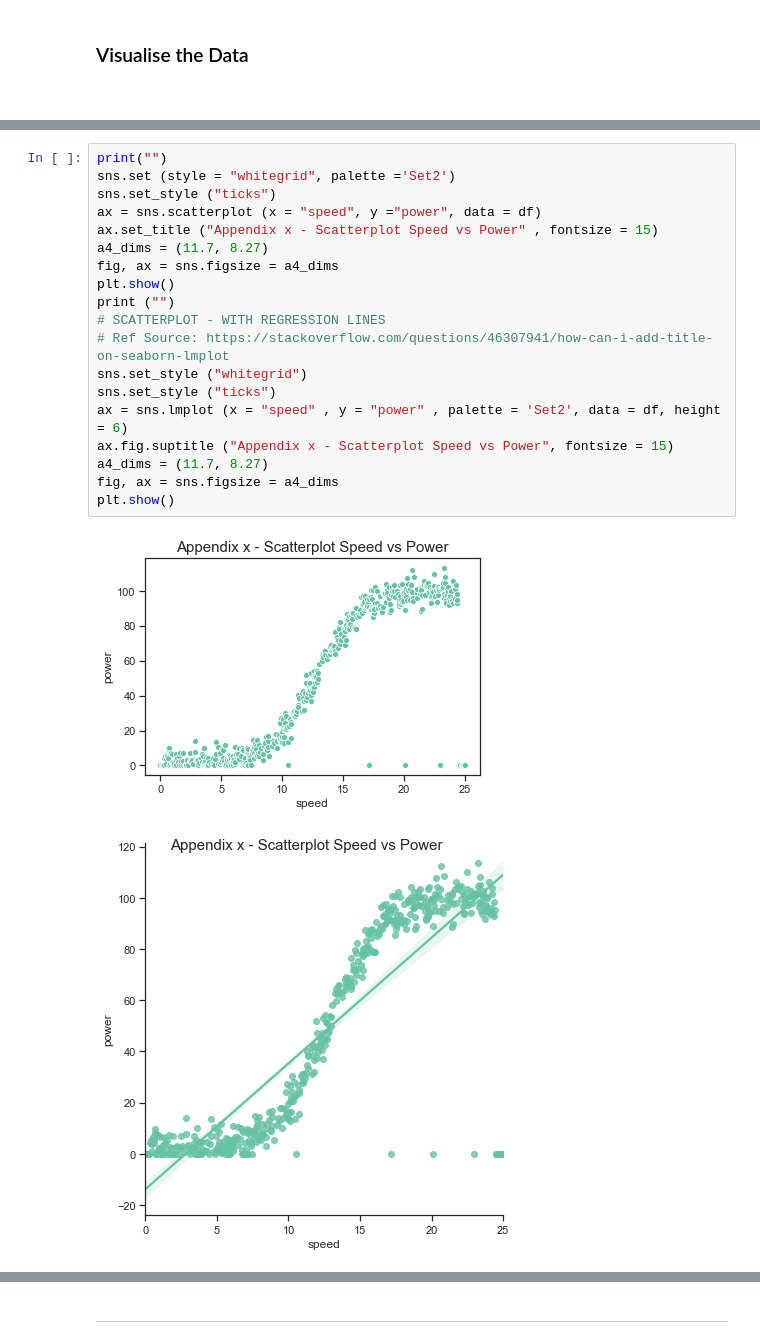
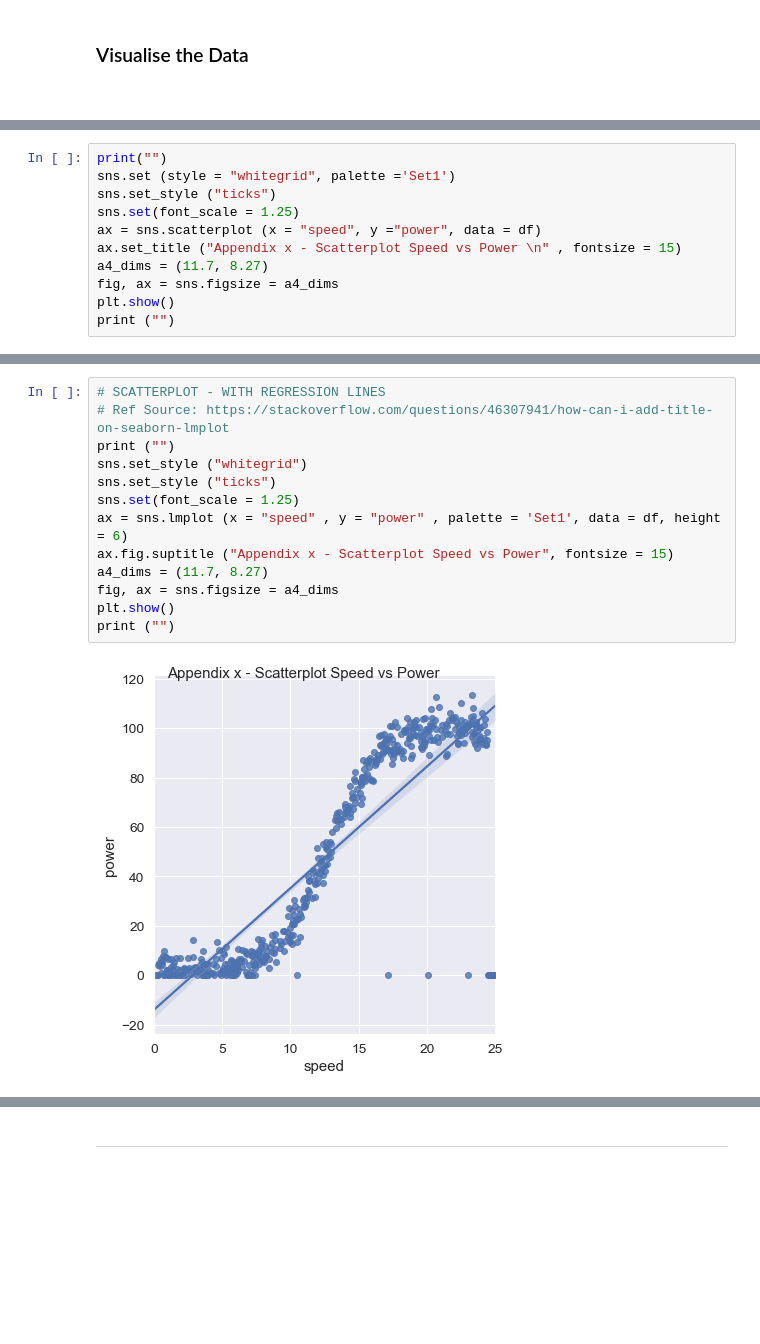
Before and after one commit to Fiona-600/Data-Analytics-2020-Project, a Jupyter notebook: Fundamentals Project 2020.ipynb, the cells around one changed output, grey strips where cells are left out. Saved outputs shown, nothing was run; the diff lists cells and outputs as text; blank space fills up the shorter version.

Commit message:
Added analysis of rate of speed vs power

```diff
--- a/Fundamentals Project 2020.ipynb
+++ b/Fundamentals Project 2020.ipynb
@@ -90,2 +123,13 @@ sns.pairplot (df);
 # %% [output]
 [figure]
+# %%
+print("")
+sns.set (style = "whitegrid", palette ='Set1')
+sns.set_style ("ticks")
+sns.set(font_scale = 1.25)
+ax = sns.scatterplot (x = "speed", y ="power", data = df)
+ax.set_title ("Appendix x - Scatterplot Speed vs Power \n" , fontsize = 15)
+a4_dims = (11.7, 8.27)
+fig, ax = sns.figsize = a4_dims
+plt.show()
+print ("")
@@ -92,22 +143,15 @@ sns.pairplot (df);
 # %%
-print("")
-sns.set (style = "whitegrid", palette ='Set2')
+# SCATTERPLOT - WITH REGRESSION LINES
+# Ref Source: https://stackoverflow.com/questions/46307941/how-can-i-add-title-on-seaborn-lmplot
+print ("")
+sns.set_style ("whitegrid")
 sns.set_style ("ticks")
-ax = sns.scatterplot (x = "speed", y ="power", data = df)
-ax.set_title ("Appendix x - Scatterplot Speed vs Power" , fontsize = 15)
+sns.set(font_scale = 1.25)
+ax = sns.lmplot (x = "speed" , y = "power" , palette = 'Set1', data = df, height = 6)
+ax.fig.suptitle ("Appendix x - Scatterplot Speed vs Power", fontsize = 15)
 a4_dims = (11.7, 8.27)
 fig, ax = sns.figsize = a4_dims
 plt.show()
 print ("")
-# SCATTERPLOT - WITH REGRESSION LINES
-# Ref Source: https://stackoverflow.com/questions/46307941/how-can-i-add-title-on-seaborn-lmplot
-sns.set_style ("whitegrid")
-sns.set_style ("ticks")
-ax = sns.lmplot (x = "speed" , y = "power" , palette = 'Set2', data = df, height = 6)
-ax.fig.suptitle ("Appendix x - Scatterplot Speed vs Power", fontsize = 15)
-a4_dims = (11.7, 8.27)
-fig, ax = sns.figsize = a4_dims
-plt.show()
 # %% [output]
-[figure, old version]
+[figure, new version]
-[figure, removed]
```
Also changed, not shown: parts of 23 cells of this notebook.
